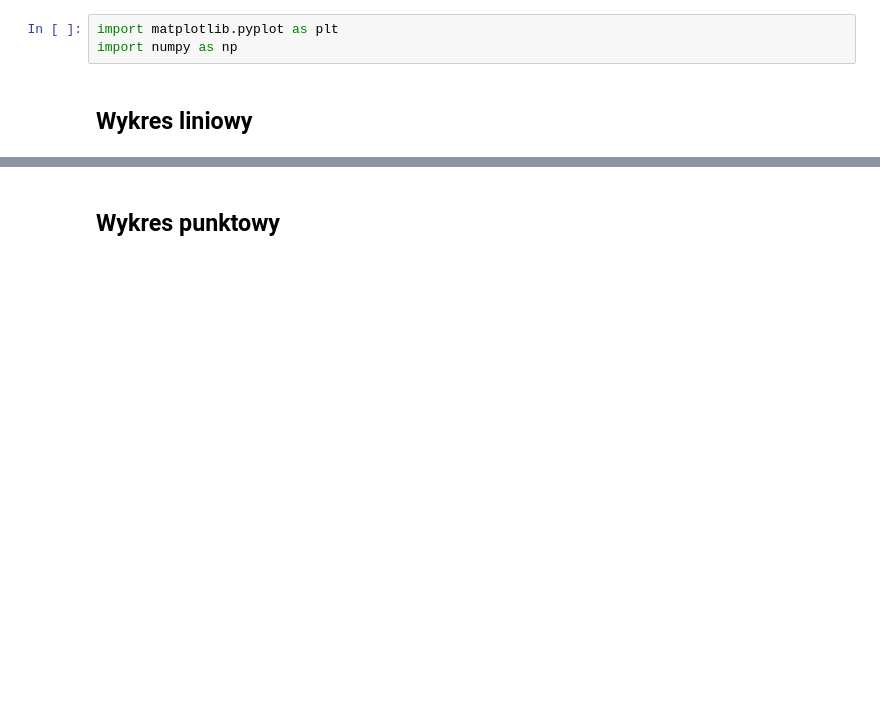
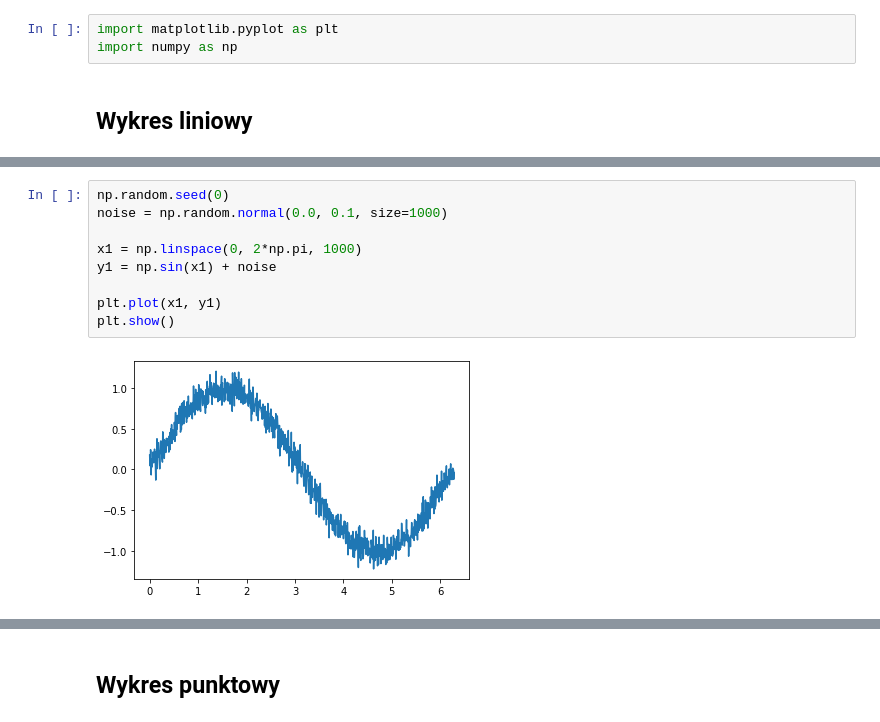
Before and after one commit to sagespl/python-masterclass, a Jupyter notebook: g01-matplotlib-wykresy-lekcja.ipynb, the cells around one changed output, grey strips where cells are left out. Cells and saved outputs as stored; diff of their text form; blank space fills up the shorter version.

```diff
--- a/g01-matplotlib-wykresy-lekcja.ipynb
+++ b/g01-matplotlib-wykresy-lekcja.ipynb
@@ -41,0 +53,11 @@ plt.show()
+# %%
+np.random.seed(0)
+noise = np.random.normal(0.0, 0.1, size=1000)
+
+x1 = np.linspace(0, 2*np.pi, 1000)
+y1 = np.sin(x1) + noise
+
+plt.plot(x1, y1)
+plt.show()
+# %% [output]
+[figure, added]
```
Also changed, not shown: parts of 37 cells of this notebook, 3 other files.
